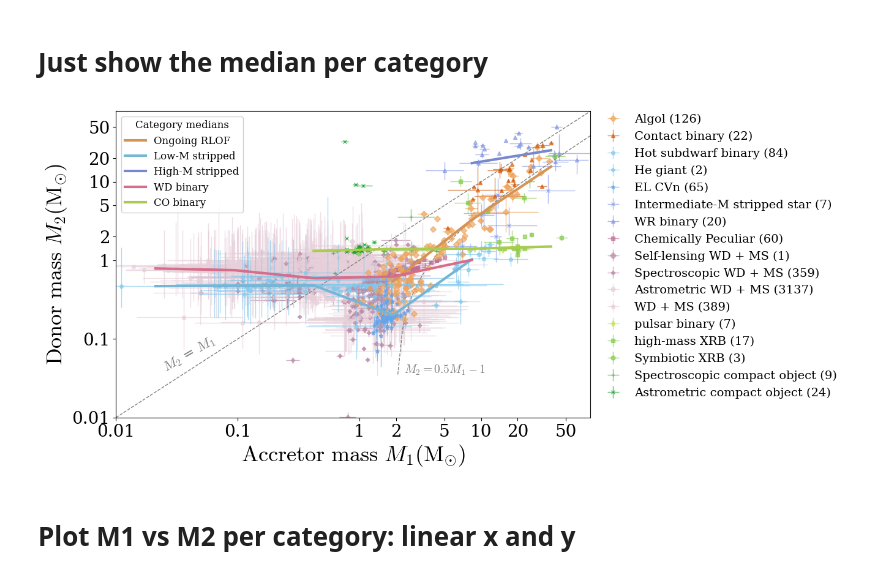
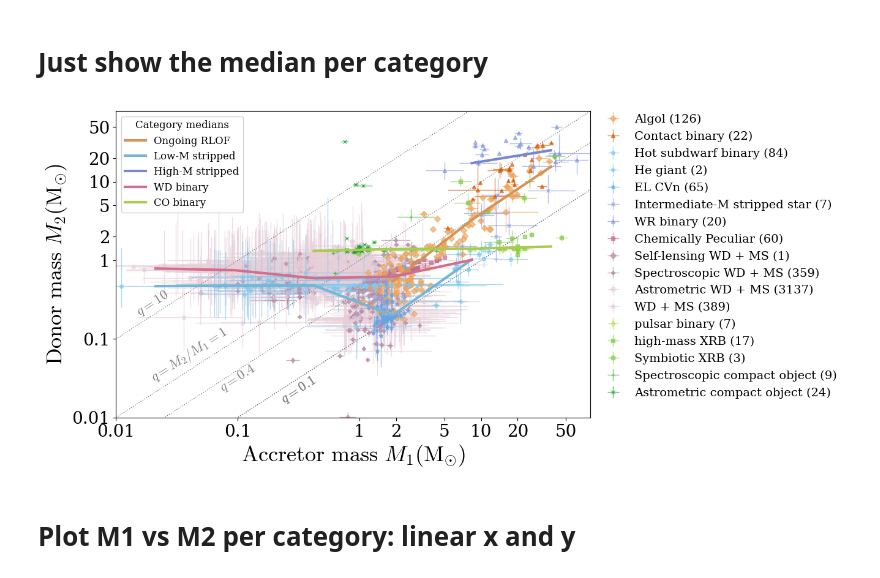
Before and after one commit to binary-observations/post_mt_catalog, a Jupyter notebook: code/data_analysis/M1_M2_analysis.ipynb, the cells around one changed output. Saved outputs shown, nothing was run; the diff lists cells and outputs as text; code cells hidden in the pictures.

Commit message:
mass plots (adding lines of constant mass ratios)

```diff
--- a/code/data_analysis/M1_M2_analysis.ipynb
+++ b/code/data_analysis/M1_M2_analysis.ipynb
@@ -600,15 +600,27 @@ for category, systems in SYSTEM_CLASS_MAP.items():
     fit_handles.append(fit_line)
 
 
-# Show x=y line for reference in log space
-ax.plot(np.linspace(-2, 2), np.linspace(-2, 2), color='gray', linestyle='--', linewidth=1)
-ax.text(-1.4, -1.2, '$M_2$ = $M_1$', color='gray', fontsize=16, ha='center', va='center', rotation=30)
+# Show lines of constant mass ratio q = M2/M1 for reference in log space
+x = 10**np.linspace(-2, 1.9, 150)
 
-# also show x = 0.7M1 -1.1
-x = 10**np.linspace(-4, 1.9, 150)
-y = 0.5 * x - 1
-ax.plot(np.log10(x), np.log10(y), color='gray', linestyle='--', linewidth=1)
-ax.text(0.7, -1.4, '$M_2 = 0.5 M_1 - 1$', color='gray', fontsize=14, ha='center', va='center', rotation=0)
+ax.plot(np.log10(x), np.log10(10 *x), color='gray', linestyle=':', linewidth=1)
+ax.text(-1.7, -0.55, '$q = 10$', color='gray', fontsize=16, ha='center', va='center', rotation=33)
+# ax.text(-0.5, 1, '$q = 10$', color='gray', fontsize=16, ha='center', va='center', rotation=33)
+
+ax.plot(np.log10(x), np.log10(x), color='gray', linestyle=':', linewidth=1)
+ax.text(-1.4, -1.2, '$q = M_2/M_1=1$', color='gray', fontsize=16, ha='center', va='center', rotation=33)
+
+ax.plot(np.log10(x), np.log10(0.4 * x), color='gray', linestyle=':', linewidth=1)
+ax.text(-1., -1.5, '$q = 0.4$', color='gray', fontsize=16, ha='center', va='center', rotation=33)
+
+ax.plot(np.log10(x), np.log10( 0.1 * x), color='gray', linestyle=':', linewidth=1)
+ax.text(-0.5, -1.65, '$q = 0.1$', color='gray', fontsize=16, ha='center', va='center', rotation=33)
+
+
+ax.plot(np.log10(x), np.log10(0.1 * x), color='gray', linestyle=':', linewidth=1)
+ax.text(-0.5, -1.65, '$q = 0.1$', color='gray', fontsize=16, ha='center', va='center', rotation=33)
+
+
 
 # Write x and y ticks in non-log values
 ax.set_xticks([-2, -1, 0, np.log10(2), np.log10(5), 1, np.log10(20), np.log10(50)])
@@ -617,34 +629,34 @@ ax.set_yticks([-2, -1, 0, np.log10(2), np.log10(5), 1, np.log10(20), np.log10(50
 ax.set_yticklabels(['0.01', '0.1', '1', '2', '5', '10', '20', '50'], fontsize=20)
 
 
 # Separate legends: classes outside in figure coords, fits inside top-left.
 legend_fits = ax.legend(
     handles=fit_handles,
     fontsize=12,
     loc='upper left',
     title='Category medians',
     framealpha=0.9
     )
 
 legend_classes = ax.legend(
     handles=class_handles,
     fontsize=14, ncols=1,
     bbox_to_anchor=(0.9, 0.9), loc='upper left',
     bbox_transform=fig.transFigure, framealpha=0. )
 
 ax.add_artist(legend_fits)
 
 # Plot formatting
 plt.xlim(-2, 1.9)
 plt.ylim(-2, 1.9)
 plt.xlabel('$\mathrm{Accretor \ mass} \ M_1 \mathrm{(M_{\odot})}$', fontsize=26)
 plt.ylabel('$\mathrm{Donor \ mass} \ M_2 \mathrm{(M_{\odot})}$', fontsize=26)
 
 plt.savefig(LATEX_PLOT_DIR / 'M1_M2_log.pdf', bbox_inches='tight')
 plt.savefig(PLOTS_DIR / 'M1_M2_log.pdf', bbox_inches='tight')
 plt.show()
 # %% [output]
-[figure, old version]
+[figure, new version]
 # %% [markdown]
 # Plot M1 vs M2 per category: linear x and y
 # %%
```
Also changed, not shown: 14 other files.
